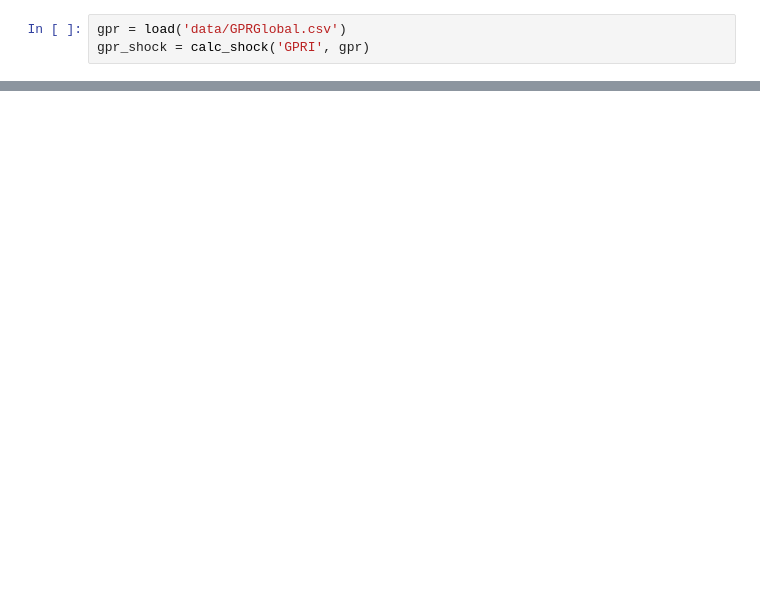
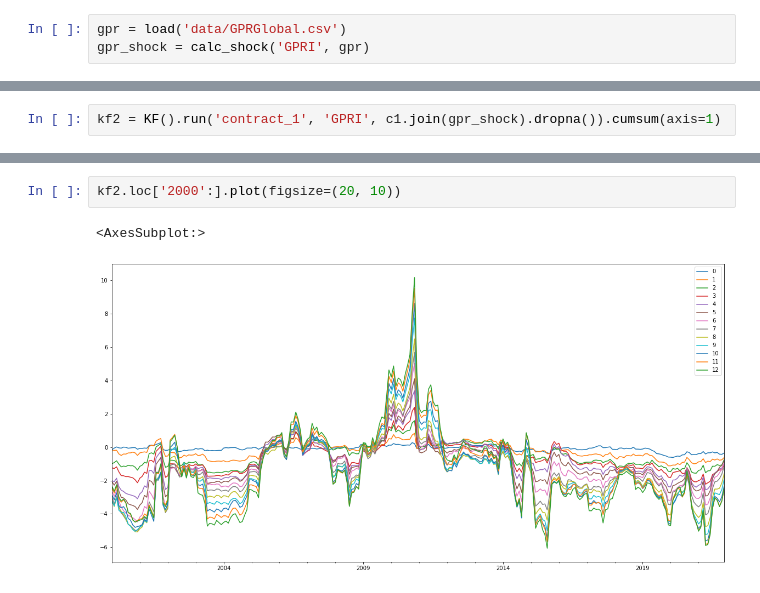
Before and after one commit to t0nychn/UG_thesis, a Jupyter notebook: Kalman_test.ipynb, the cells around one changed output, grey strips where cells are left out. Cells and saved outputs as stored; diff of their text form; blank space fills up the shorter version.

```diff
--- a/Kalman_test.ipynb
+++ b/Kalman_test.ipynb
@@ -44,0 +30,2 @@ kf2.mean().plot()
+# %%
+kf2 = KF().run('contract_1', 'GPRI', c1.join(gpr_shock).dropna()).cumsum(axis=1)
@@ -44,0 +37,5 @@ kf2.mean().plot()
+# %%
+kf2.loc['2000':].plot(figsize=(20, 10))
+# %% [output]
+<AxesSubplot:>
+[figure, added]
```
Also changed, not shown: parts of 11 cells of this notebook, 2 other files.
